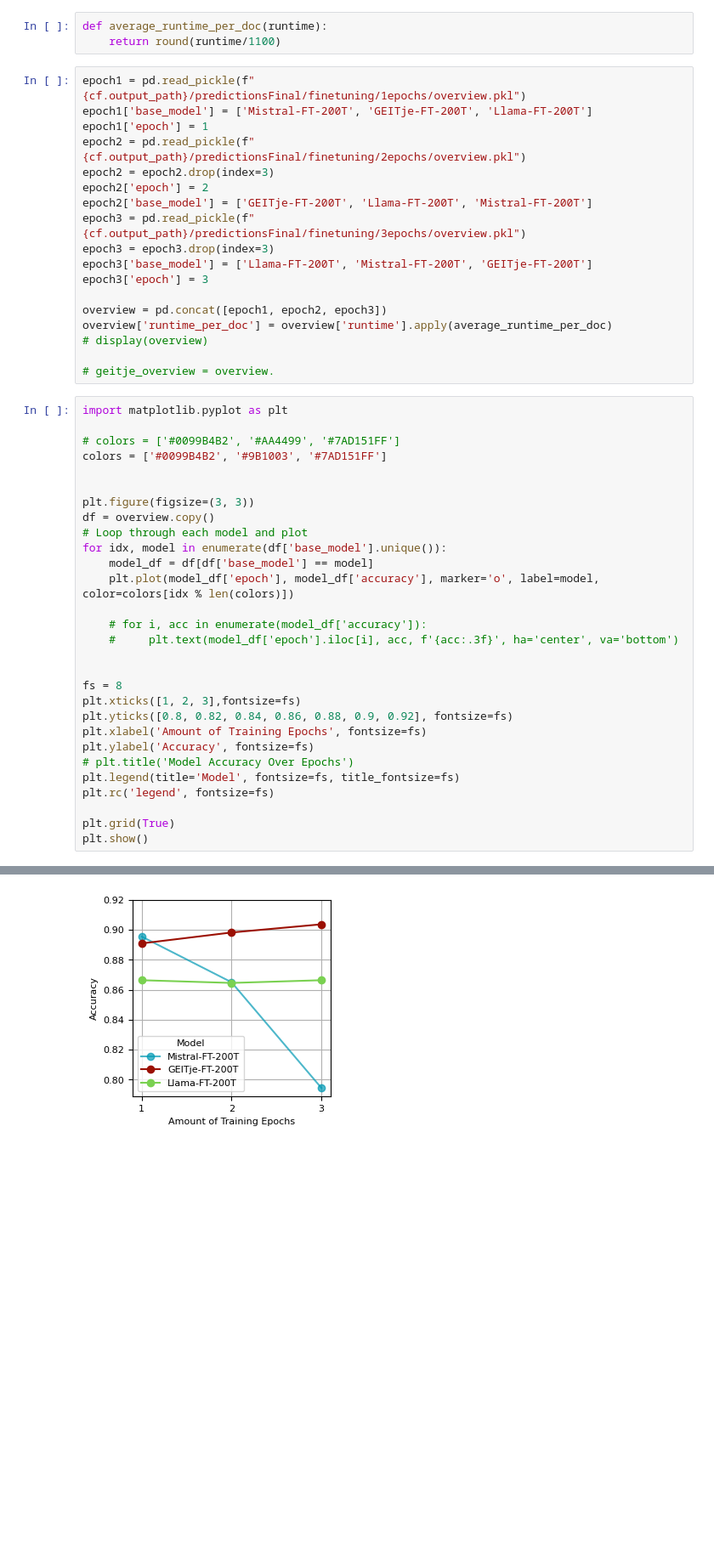
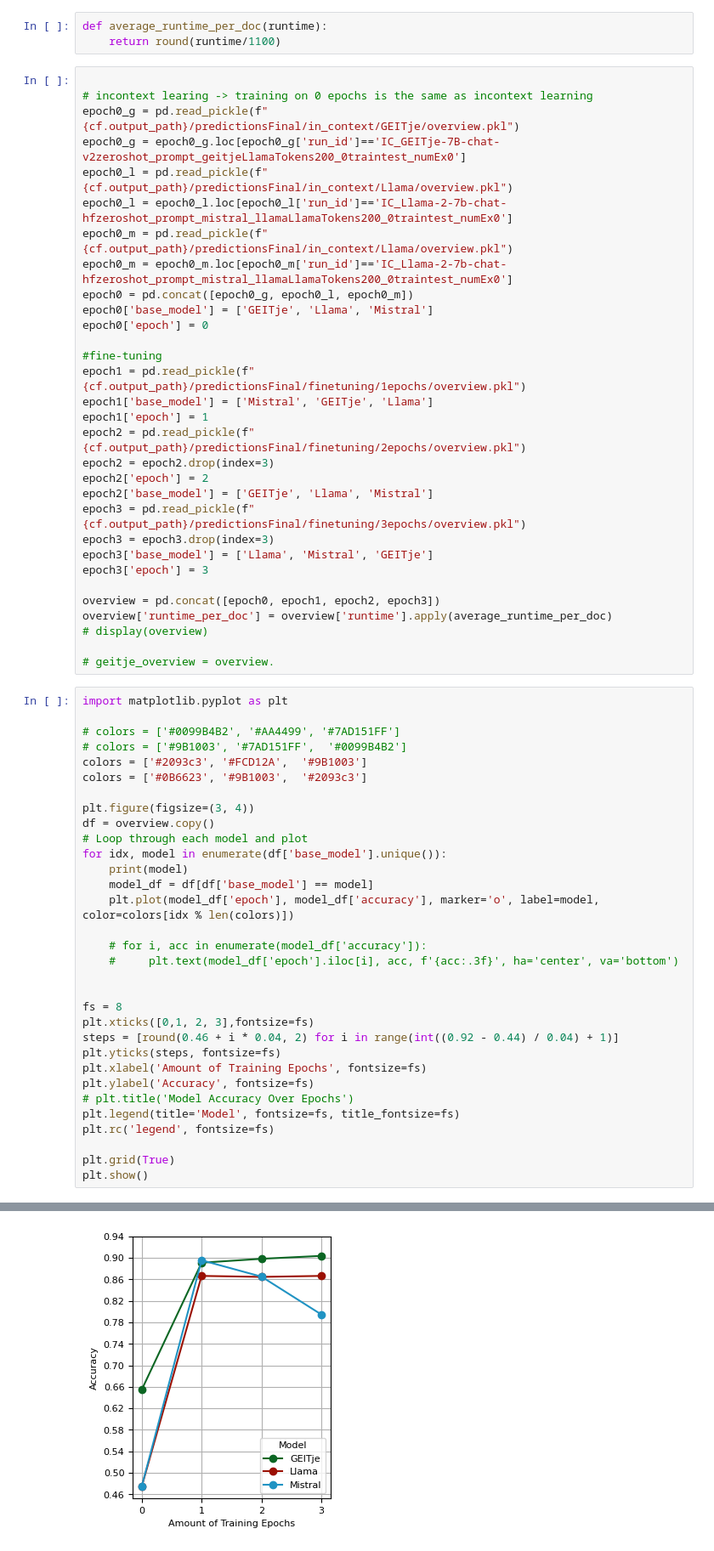
Before and after one commit to Amsterdam-Internships/document-classification-using-large-language-models, a Jupyter notebook: notebooks/9plot.ipynb, the cells around one changed output, grey strips where cells are left out. Shown at 85% size. Saved outputs shown, nothing was run; the diff lists cells and outputs as text; blank space fills up the shorter version.

Commit message:
create finetunig experiment prediction analysis notebook

```diff
--- a/notebooks/9plot.ipynb
+++ b/notebooks/9plot.ipynb
@@ -37,19 +37,32 @@ import pandas as pd
 def average_runtime_per_doc(runtime):
     return round(runtime/1100)
 # %%
+
+# incontext learing -> training on 0 epochs is the same as incontext learning
+epoch0_g = pd.read_pickle(f"{cf.output_path}/predictionsFinal/in_context/GEITje/overview.pkl")
+epoch0_g = epoch0_g.loc[epoch0_g['run_id']=='IC_GEITje-7B-chat-v2zeroshot_prompt_geitjeLlamaTokens200_0traintest_numEx0']
+epoch0_l = pd.read_pickle(f"{cf.output_path}/predictionsFinal/in_context/Llama/overview.pkl")
+epoch0_l = epoch0_l.loc[epoch0_l['run_id']=='IC_Llama-2-7b-chat-hfzeroshot_prompt_mistral_llamaLlamaTokens200_0traintest_numEx0']
+epoch0_m = pd.read_pickle(f"{cf.output_path}/predictionsFinal/in_context/Llama/overview.pkl")
+epoch0_m = epoch0_m.loc[epoch0_m['run_id']=='IC_Llama-2-7b-chat-hfzeroshot_prompt_mistral_llamaLlamaTokens200_0traintest_numEx0']
+epoch0 = pd.concat([epoch0_g, epoch0_l, epoch0_m])
+epoch0['base_model'] = ['GEITje', 'Llama', 'Mistral']
+epoch0['epoch'] = 0
+
+#fine-tuning
 epoch1 = pd.read_pickle(f"{cf.output_path}/predictionsFinal/finetuning/1epochs/overview.pkl")
-epoch1['base_model'] = ['Mistral-FT-200T', 'GEITje-FT-200T', 'Llama-FT-200T']
+epoch1['base_model'] = ['Mistral', 'GEITje', 'Llama']
 epoch1['epoch'] = 1
 epoch2 = pd.read_pickle(f"{cf.output_path}/predictionsFinal/finetuning/2epochs/overview.pkl")
 epoch2 = epoch2.drop(index=3)
 epoch2['epoch'] = 2
-epoch2['base_model'] = ['GEITje-FT-200T', 'Llama-FT-200T', 'Mistral-FT-200T']
+epoch2['base_model'] = ['GEITje', 'Llama', 'Mistral']
 epoch3 = pd.read_pickle(f"{cf.output_path}/predictionsFinal/finetuning/3epochs/overview.pkl")
 epoch3 = epoch3.drop(index=3)
-epoch3['base_model'] = ['Llama-FT-200T', 'Mistral-FT-200T', 'GEITje-FT-200T']
+epoch3['base_model'] = ['Llama', 'Mistral', 'GEITje']
 epoch3['epoch'] = 3
 
-overview = pd.concat([epoch1, epoch2, epoch3])
+overview = pd.concat([epoch0, epoch1, epoch2, epoch3])
 overview['runtime_per_doc'] = overview['runtime'].apply(average_runtime_per_doc)
 # display(overview)
 
@@ -58,13 +71,15 @@ overview['runtime_per_doc'] = overview['runtime'].apply(average_runtime_per_doc)
 import matplotlib.pyplot as plt
 
 # colors = ['#0099B4B2', '#AA4499', '#7AD151FF']
-colors = ['#0099B4B2', '#9B1003', '#7AD151FF']
+# colors = ['#9B1003', '#7AD151FF',  '#0099B4B2']
+colors = ['#2093c3', '#FCD12A',  '#9B1003']
+colors = ['#0B6623', '#9B1003',  '#2093c3']
 
-
-plt.figure(figsize=(3, 3))
+plt.figure(figsize=(3, 4))
 df = overview.copy()
 # Loop through each model and plot
 for idx, model in enumerate(df['base_model'].unique()):
+    print(model)
     model_df = df[df['base_model'] == model]
     plt.plot(model_df['epoch'], model_df['accuracy'], marker='o', label=model, color=colors[idx % len(colors)])
 
@@ -73,8 +88,9 @@ for idx, model in enumerate(df['base_model'].unique()):
 
 
 fs = 8
-plt.xticks([1, 2, 3],fontsize=fs)
-plt.yticks([0.8, 0.82, 0.84, 0.86, 0.88, 0.9, 0.92], fontsize=fs)
+plt.xticks([0,1, 2, 3],fontsize=fs)
+steps = [round(0.46 + i * 0.04, 2) for i in range(int((0.92 - 0.44) / 0.04) + 1)]
+plt.yticks(steps, fontsize=fs)
 plt.xlabel('Amount of Training Epochs', fontsize=fs)
 plt.ylabel('Accuracy', fontsize=fs)
 # plt.title('Model Accuracy Over Epochs')
@@ -87,4 +106,4 @@ plt.show()
-[figure, old version]
+[figure, new version]
 # %%
 import matplotlib.pyplot as plt
 
```
Also changed, not shown: parts of 2 cells of this notebook, 1 other file.
